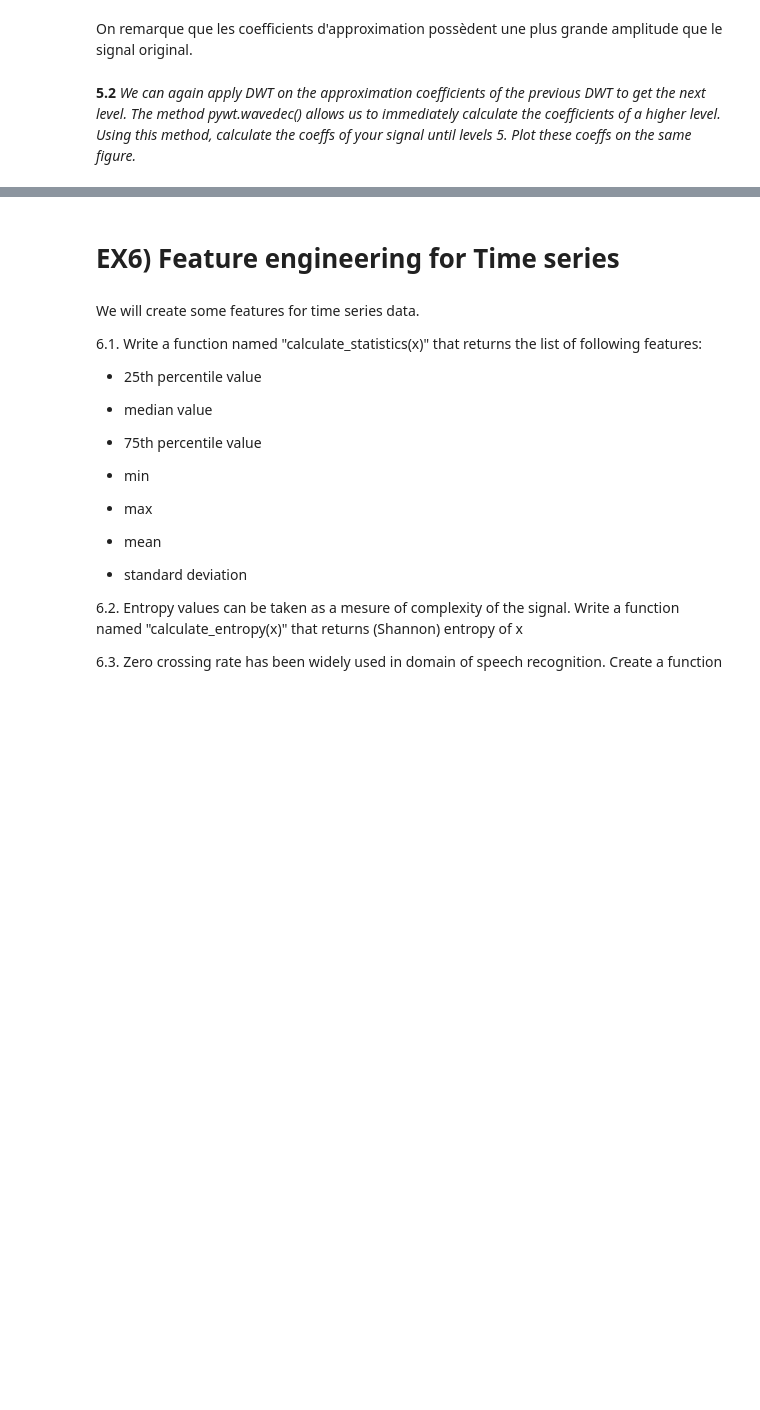
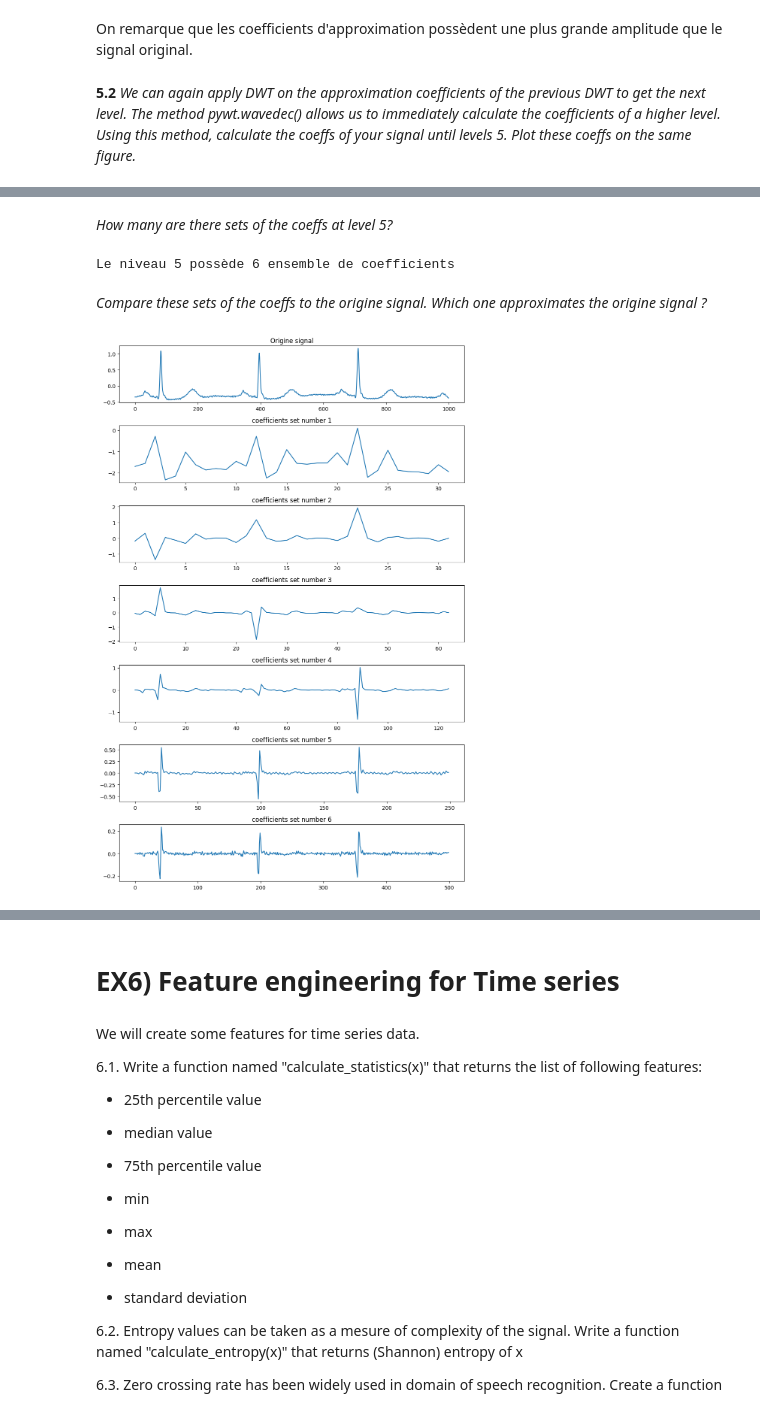
Before and after one commit to Bast-94/ML-BIO, a Jupyter notebook: ECG_classification_exercices.ipynb, the cells around one changed output, grey strips where cells are left out. Saved outputs shown, nothing was run; the diff lists cells and outputs as text; code cells hidden in the pictures; blank space fills up the shorter version.

```diff
--- a/ECG_classification_exercices.ipynb
+++ b/ECG_classification_exercices.ipynb
@@ -355,0 +346,20 @@ plt.show()
+# %% [markdown]
+*How many are there sets of the coeffs at level 5?*
+# %%
+coeffs = pywt.wavedec(ecg_signal, 'db1', level=5)
+print(f"Le niveau 5 possède {len(coeffs)} ensemble de coefficients")
+# %% [output]
+Le niveau 5 possède 6 ensemble de coefficients
+# %% [markdown]
+*Compare these sets of the coeffs to the origine signal. Which one approximates the origine signal ?*
+# %%
+fig,axs = plt.subplots(len(coeffs)+1,1,figsize=(10,15))
+axs[0].plot(ecg_signal)
+axs[0].set_title("Origine signal")
+for i,(ax,coeff) in enumerate(zip(axs[1:],coeffs)):
+  ax.plot(coeff)
+  ax.set_title(f'coefficients set number {i+1}')
+plt.tight_layout()
+plt.show()
+# %% [output]
+[figure, added]
```
Also changed, not shown: parts of 10 cells of this notebook.
